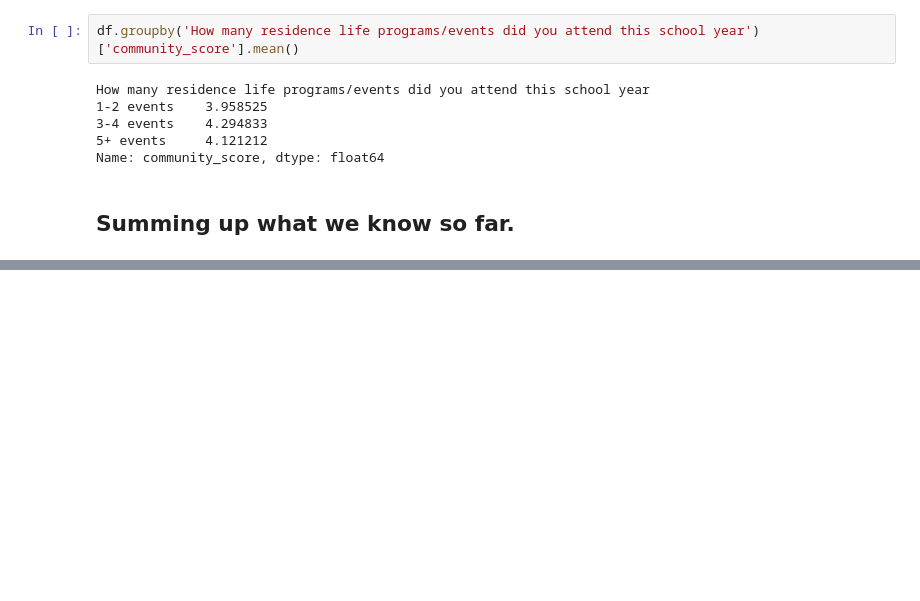
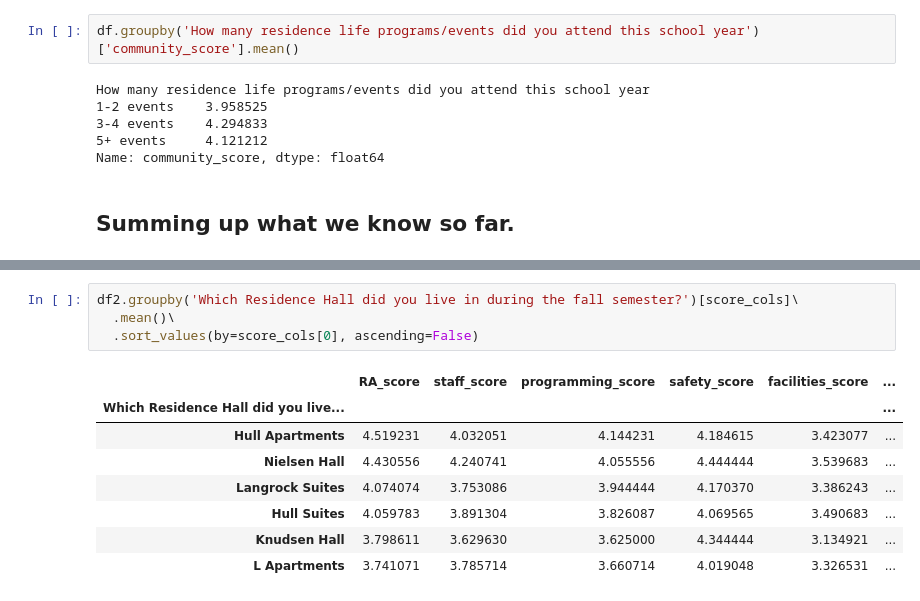
Before and after one commit to bdupey-gv/res_life_survey_analysis, a Jupyter notebook: code/preliminary_analysis.ipynb, the cells around one changed output, grey strips where cells are left out. Drawn from its saved outputs; the diff is of its cells as text; blank space fills up the shorter version.

```diff
--- a/code/preliminary_analysis.ipynb
+++ b/code/preliminary_analysis.ipynb
@@ -684,0 +904,13 @@ Name: community_score, dtype: float64
+# %%
+df2.groupby('Which Residence Hall did you live in during the fall semester?')[score_cols]\
+  .mean()\
+  .sort_values(by=score_cols[0], ascending=False)
+# %% [output]
+|  | RA_score | staff_score | programming_score | safety_score | facilities_score | ... |
+| Which Residence Hall did you live... |  |  |  |  |  | ... |
+| Hull Apartments | 4.519231 | 4.032051 | 4.144231 | 4.184615 | 3.423077 | ... |
+| Nielsen Hall | 4.430556 | 4.240741 | 4.055556 | 4.444444 | 3.539683 | ... |
+| Langrock Suites | 4.074074 | 3.753086 | 3.944444 | 4.170370 | 3.386243 | ... |
+| Hull Suites | 4.059783 | 3.891304 | 3.826087 | 4.069565 | 3.490683 | ... |
+| Knudsen Hall | 3.798611 | 3.629630 | 3.625000 | 4.344444 | 3.134921 | ... |
+| L Apartments | 3.741071 | 3.785714 | 3.660714 | 4.019048 | 3.326531 | ... |
```
Also changed, not shown: parts of 33 cells of this notebook.
